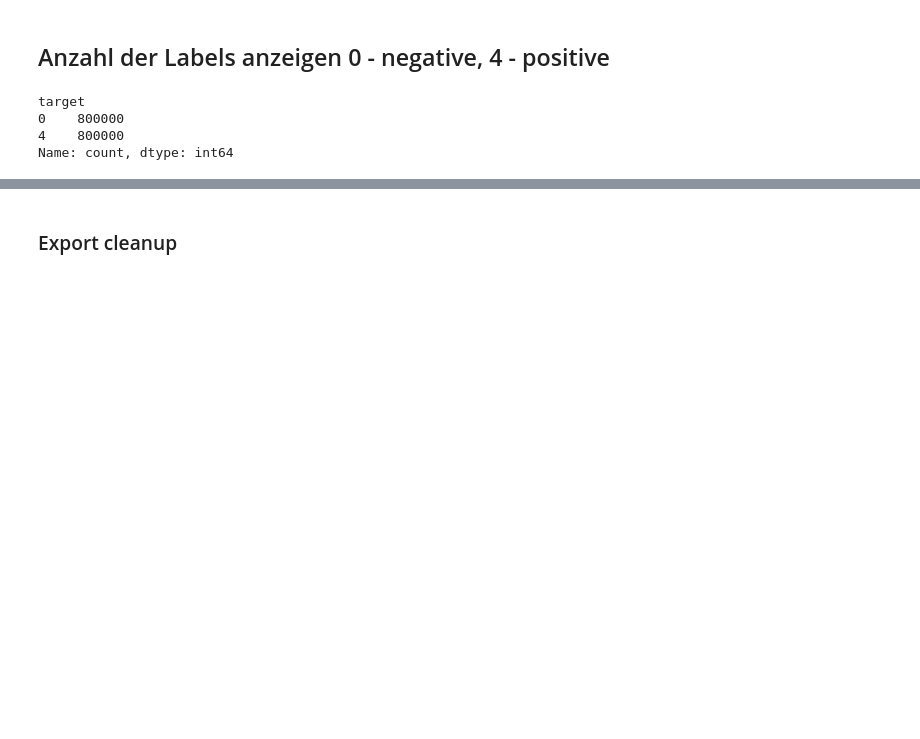
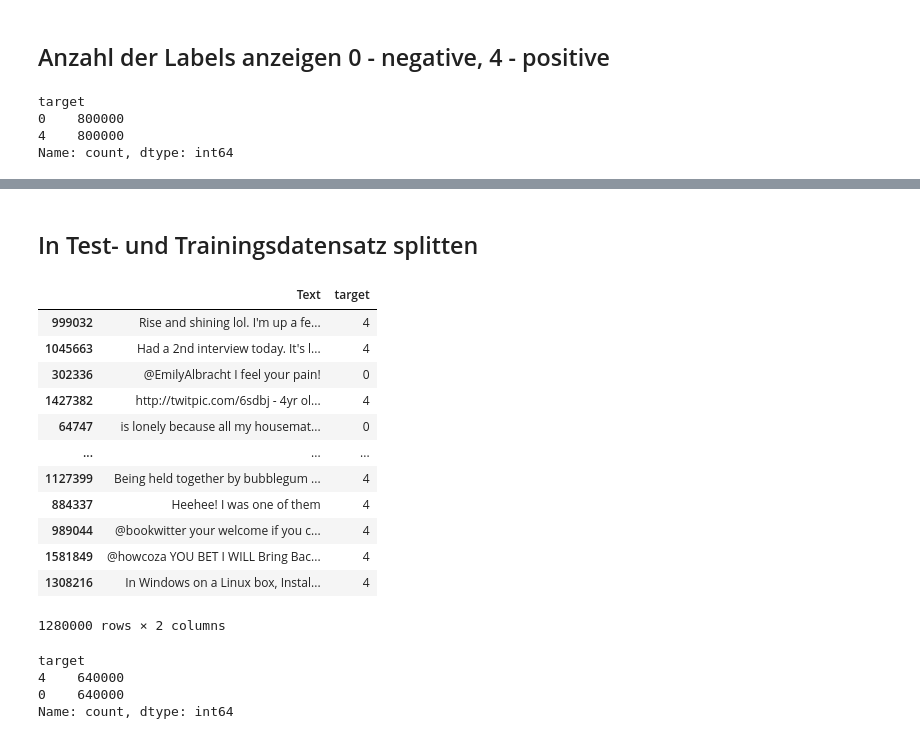
Before and after one commit to Lukas-wsc/Data-Exploration, a Jupyter notebook: Data-Preperation/Preprocessing_training.ipynb, the cells around one changed output, grey strips where cells are left out. Saved outputs shown, nothing was run; the diff lists cells and outputs as text; code cells hidden in the pictures; blank space fills up the shorter version.

Commit message:
test/training-split and stopword clearing

```diff
--- a/Data-Preperation/Preprocessing_training.ipynb
+++ b/Data-Preperation/Preprocessing_training.ipynb
@@ -97,2 +69,32 @@ df.head()
-# %% [markdown]
-### Export cleanup
+# %% [markdown]
+## In Test- und Trainingsdatensatz splitten
+# %%
+X = df['Text']
+y = df['target']
+# %%
+feature_train, feature_test, label_train, label_test = train_test_split(X, y, test_size=0.2, random_state=1, stratify=y)
+# %%
+train_data = pd.concat([feature_train, label_train], axis=1)
+# %%
+train_data
+# %% [output]
+|  | Text | target |
+| 999032 | Rise and shining lol. I'm up a fe... | 4 |
+| 1045663 | Had a 2nd interview today. It's l... | 4 |
+| 302336 | @EmilyAlbracht I feel your pain! | 0 |
+| 1427382 | http://twitpic.com/6sdbj - 4yr ol... | 4 |
+| 64747 | is lonely because all my housemat... | 0 |
+| ... | ... | ... |
+| 1127399 | Being held together by bubblegum ... | 4 |
+| 884337 | Heehee! I was one of them | 4 |
+| 989044 | @bookwitter your welcome if you c... | 4 |
+| 1581849 | @howcoza YOU BET I WILL Bring Bac... | 4 |
+| 1308216 | In Windows on a Linux box, Instal... | 4 |
+1280000 rows × 2 columns
+# %%
+train_data['target'].value_counts()
+# %% [output]
+target
+4    640000
+0    640000
+Name: count, dtype: int64
```
Also changed, not shown: parts of 23 cells of this notebook.
